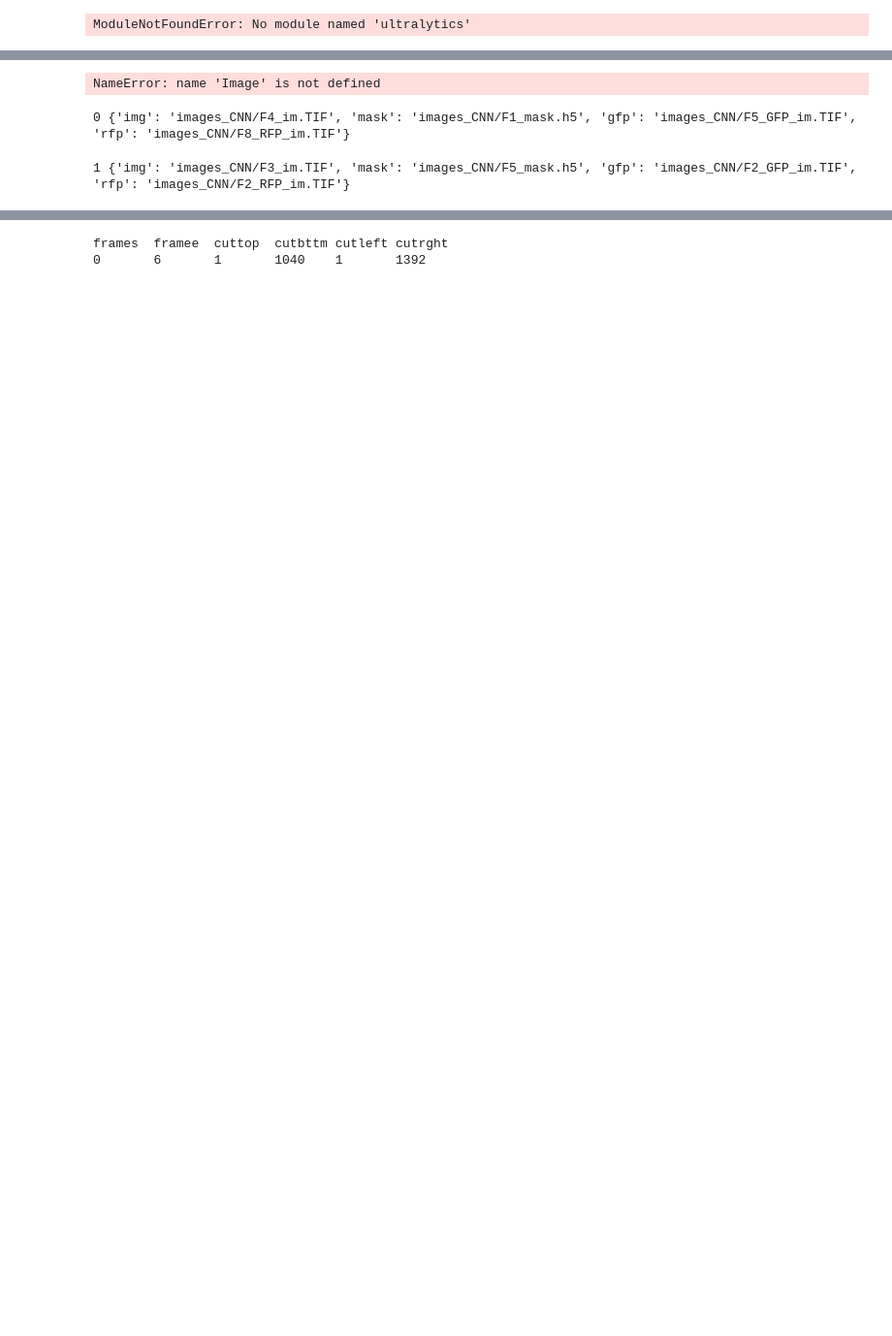
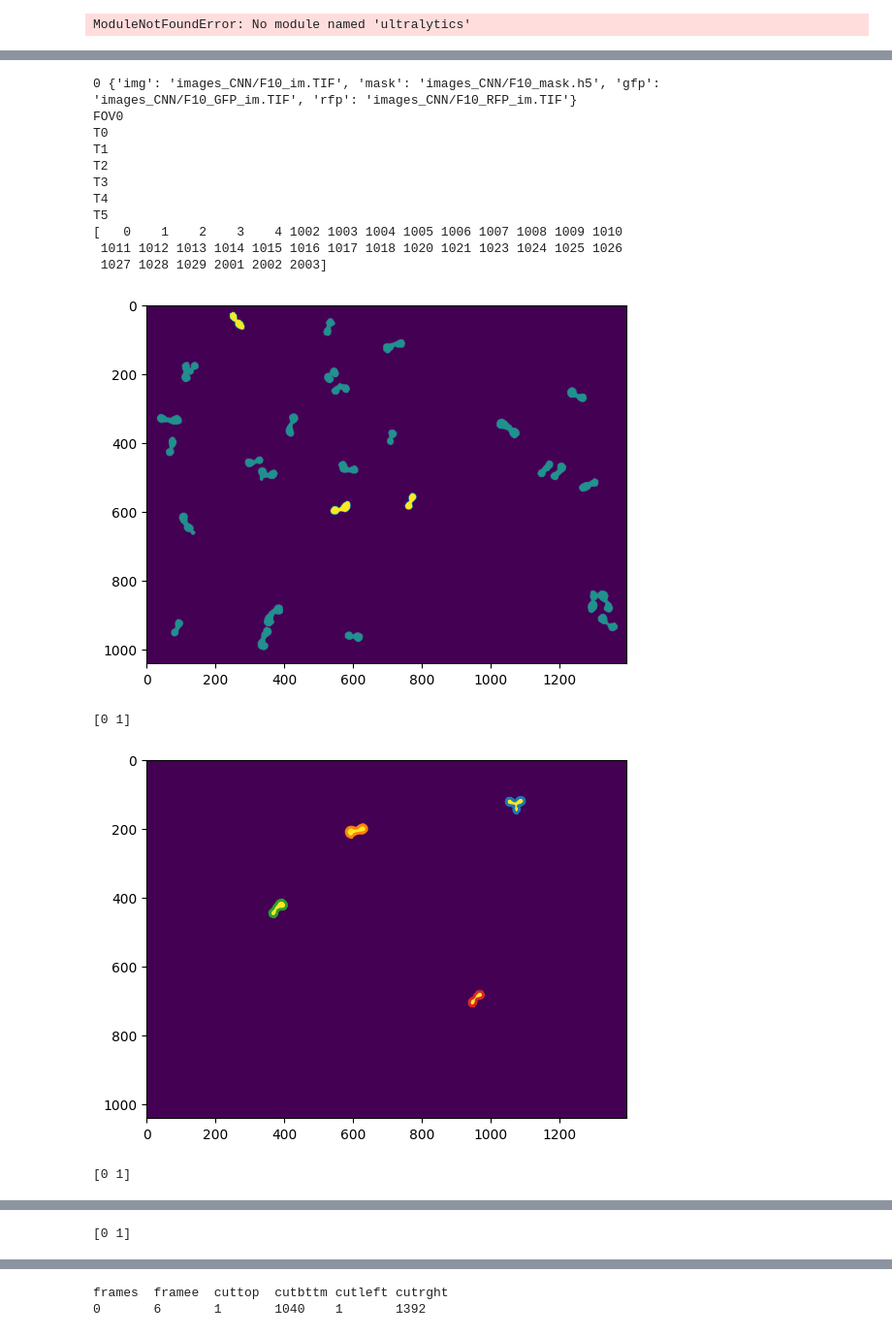
Before and after one commit to DessimozLab/yeast_fusion_segmenter, a Jupyter notebook: segment_retrain.ipynb, the cells around one changed output, grey strips where cells are left out. Shown at 97% size. Drawn from its saved outputs; the diff is of its cells as text; code cells hidden in the pictures; blank space fills up the shorter version.

```diff
--- a/segment_retrain.ipynb
+++ b/segment_retrain.ipynb
@@ -31,10 +35,0 @@ print(dataset)
-# %%
-#load and display the first image
-
-img = Image.open(dataset[0]['img'])
-for i, page in enumerate(ImageSequence.Iterator(img)):
-    print(i, page)
-    plt.imshow(page)
-    plt.show()
-    plt.hist(np.array(page).ravel(), bins=256)
-    plt.show()
@@ -55,12 +35,0 @@ for i, page in enumerate(ImageSequence.Iterator(img)):
-# %%
-#display the gfp and rfp images
-
-img = Image.open(dataset[0]['gfp'])
-for i, page in enumerate(ImageSequence.Iterator(img)):
-    print(i, page)
-    plt.imshow(page)
-    plt.show()
-    plt.hist(np.array(page).ravel(), bins=256)
-    plt.show()
-# %% [output]
-NameError: name 'Image' is not defined
@@ -67,29 +101,67 @@ NameError: name 'Image' is not defined
 # %%
 #stack equivalent frames together from img, gfp and rfp and transform them to a jpg image
 import cv2
 import numpy as np
 import os
 import tqdm
 
 def yield_frames(img):
     for i, page in enumerate(ImageSequence.Iterator(img)):
         yield np.array(page)
 
+count = 0
 for sample in dataset:
     print(sample, dataset[sample])
+    maskfile = dataset[sample]['mask']
+    maskh5 = h5py.File(maskfile, 'r')
+    for group in maskh5.keys():
+        print(group)
+        for frame in maskh5[group]:
+            print(frame)
+            mask = np.array( maskh5[group][frame] ,  dtype = np.uint16 )
+            if np.sum(mask) > 0 :
+                print(np.unique(mask) )
+                plt.imshow(mask)
+                plt.show()
+                converted = mask2contourfile(mask, maskfile +'converted.txt' , verbose = True)
+                dataset[sample]['mask_poly'] = converted
+                break
 
+    print('loading img')
     img = Image.open(dataset[sample]['img'])
     img = [frame for frame in yield_frames(img)]
+    print('loading gfp')
+
     gfp = Image.open(dataset[sample]['gfp'])
     gfp = [frame for frame in yield_frames(gfp)]
+
+    print('loading rfp')
     rfp = Image.open(dataset[sample]['rfp'])
     rfp = [frame for frame in yield_frames(rfp)]
 
     #stack the frames together
     for i in tqdm.tqdm(range(len(img))):
         im = np.stack([img[i], gfp[i], rfp[i]], axis=-1)
         im = cv2.cvtColor(im, cv2.COLOR_RGB2BGR)
-        cv2.imwrite('./images_CNN/Finaldataset/'+str(sample)+'_'+str(i)+'.jpg', im )
+        cv2.imwrite('./images_CNN/Finaldataset/images/'+str(count)+'_.png', im )
+
+
+        #save the correct mask file
+        shutil.copyfile(dataset[sample]['mask_poly'], './images_CNN/Finaldataset/labels/'+str(count)+'_.txt' )
+        count += 1
 # %% [output]
-0 {'img': 'images_CNN/F4_im.TIF', 'mask': 'images_CNN/F1_mask.h5', 'gfp': 'images_CNN/F5_GFP_im.TIF', 'rfp': 'images_CNN/F8_RFP_im.TIF'}
+0 {'img': 'images_CNN/F10_im.TIF', 'mask': 'images_CNN/F10_mask.h5', 'gfp': 'images_CNN/F10_GFP_im.TIF', 'rfp': 'images_CNN/F10_RFP_im.TIF'}
+FOV0
+T0
+T1
+T2
+T3
+T4
+T5
+[   0    1    2    3    4 1002 1003 1004 1005 1006 1007 1008 1009 1010
+ 1011 1012 1013 1014 1015 1016 1017 1018 1020 1021 1023 1024 1025 1026
+ 1027 1028 1029 2001 2002 2003]
+[figure, added]
-1 {'img': 'images_CNN/F3_im.TIF', 'mask': 'images_CNN/F5_mask.h5', 'gfp': 'images_CNN/F2_GFP_im.TIF', 'rfp': 'images_CNN/F2_RFP_im.TIF'}
+[0 1]
+[figure, added]
+[0 1]
@@ -95,0 +169 @@ for sample in dataset:
+[0 1]
```
Also changed, not shown: parts of 10 cells of this notebook.
